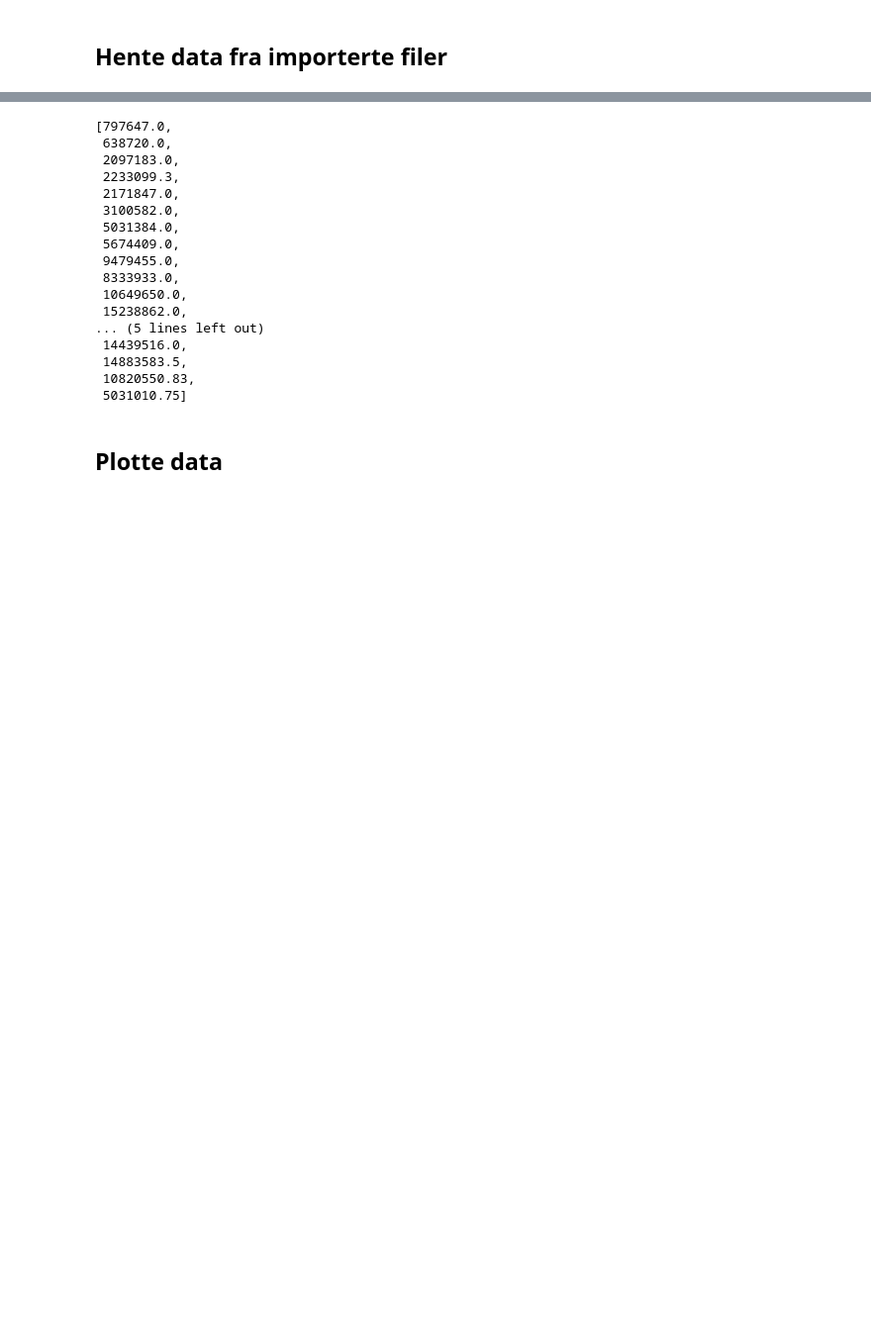
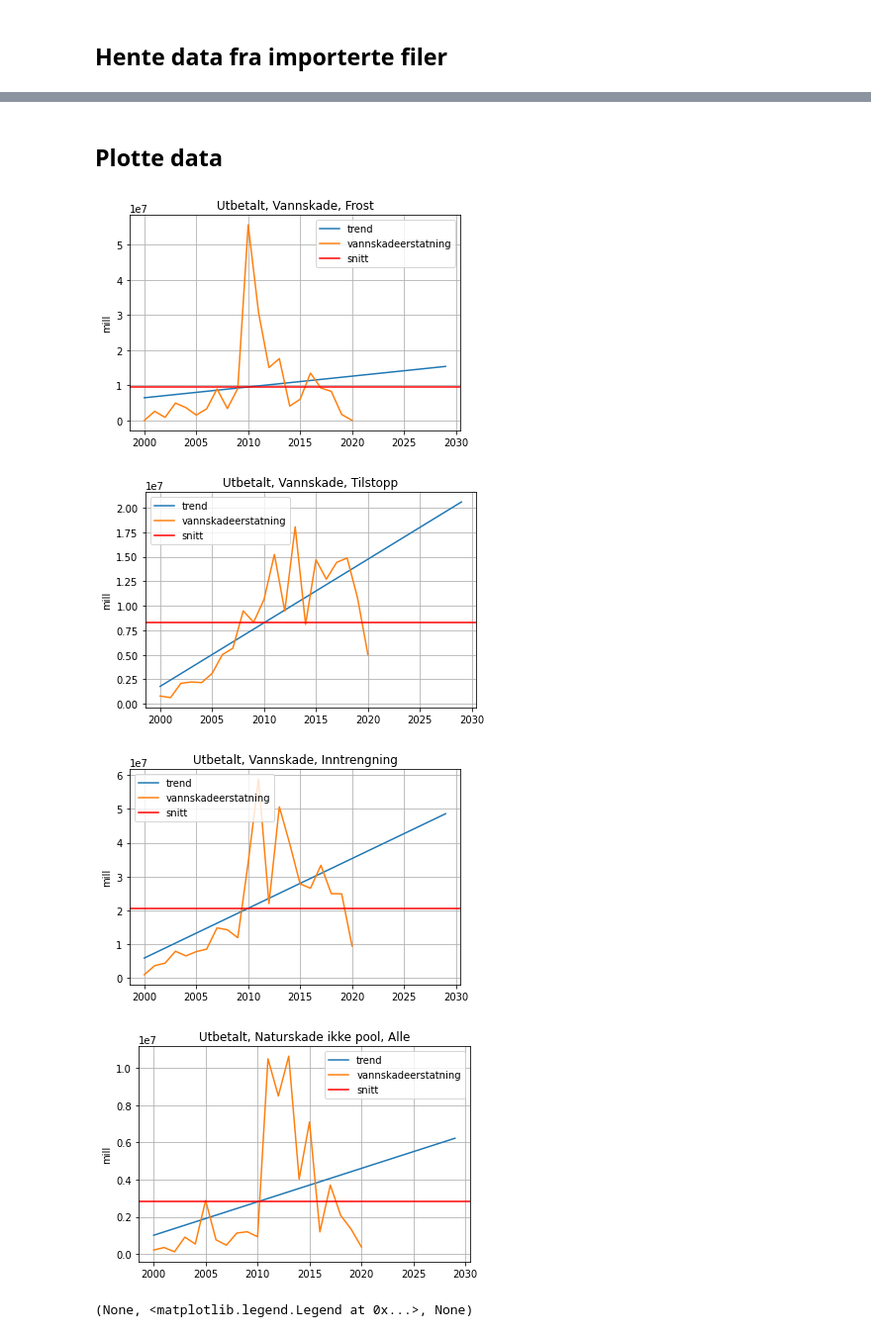
Before and after one commit to eirikngard/Eika, a Jupyter notebook: Vannskade.ipynb, the cells around one changed output, grey strips where cells are left out. Shown at 99% size. Saved outputs shown, nothing was run; the diff lists cells and outputs as text; code cells hidden in the pictures; blank space fills up the shorter version.

```diff
--- a/Vannskade.ipynb
+++ b/Vannskade.ipynb
@@ -75,23 +63,51 @@ ny
-# %%
-data_til
-# %% [output]
-[797647.0,
- 638720.0,
- 2097183.0,
- 2233099.3,
- 2171847.0,
- 3100582.0,
- 5031384.0,
- 5674409.0,
- 9479455.0,
- 8333933.0,
- 10649650.0,
- 15238862.0,
-... (5 lines left out)
- 14439516.0,
- 14883583.5,
- 10820550.83,
- 5031010.75]
 # %% [markdown]
 ## Plotte data
+# %%
+#Legger på lineær trend
+
+snitt = np.mean(data_frost)
+a,b = linreg(range(len(data_frost)),data_frost)  #//x=skade
+extrapolatedtrendline=[a*index + b for index in range(len(år))]
+plt.plot(år,extrapolatedtrendline,label="trend")
+plt.plot(år[:-9],data_frost,label="vannskadeerstatning")
+plt.axhline(y=snitt,color='r',label='snitt')
+plt.title("Utbetalt, Vannskade, Frost")
+plt.ylabel("mill")
+plt.grid(),plt.legend(), plt.show()
+
+snitt = np.mean(data_til)
+a,b = linreg(range(len(data_til)),data_til)  #//x=skade
+extrapolatedtrendline=[a*index + b for index in range(len(år))]
+plt.plot(år,extrapolatedtrendline,label="trend")
+plt.plot(år[:-9],data_til,label="vannskadeerstatning")
+plt.axhline(y=snitt,color='r',label='snitt')
+plt.title("Utbetalt, Vannskade, Tilstopp")
+plt.ylabel("mill")
+plt.grid(),plt.legend(), plt.show()
+
+snitt = np.mean(data_inn)
+a,b = linreg(range(len(data_inn)),data_inn)  #//x=skade
+extrapolatedtrendline=[a*index + b for index in range(len(år))]
+plt.plot(år,extrapolatedtrendline,label="trend")
+plt.plot(år[:-9],data_inn,label="vannskadeerstatning")
+plt.axhline(y=snitt,color='r',label='snitt')
+plt.title("Utbetalt, Vannskade, Inntrengning")
+plt.ylabel("mill")
+plt.grid(),plt.legend(), plt.show()
+
+snitt = np.mean(data_nat)
+a,b = linreg(range(len(data_nat)),data_nat)  #//x=skade
+extrapolatedtrendline=[a*index + b for index in range(len(år))]
+plt.plot(år,extrapolatedtrendline,label="trend")
+plt.plot(år[:-9],data_nat,label="vannskadeerstatning")
+plt.axhline(y=snitt,color='r',label='snitt')
+plt.title("Utbetalt, Naturskade ikke pool, Alle")
+plt.ylabel("mill")
+plt.grid(),plt.legend(), plt.show()
+# %% [output]
+[figure, added]
+[figure, added]
+[figure, added]
+[figure, added]
+(None, <matplotlib.legend.Legend at 0x...>, None)
 # %%
```
Also changed, not shown: parts of 7 cells of this notebook.
